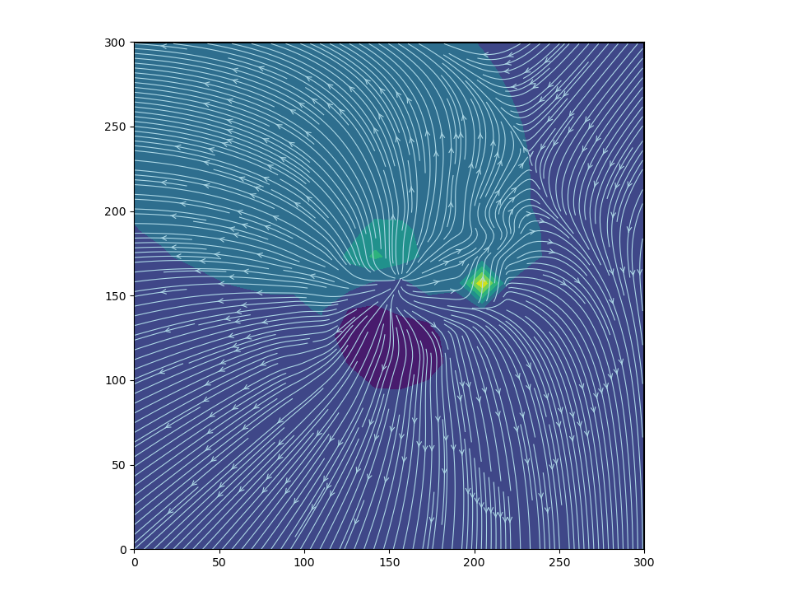
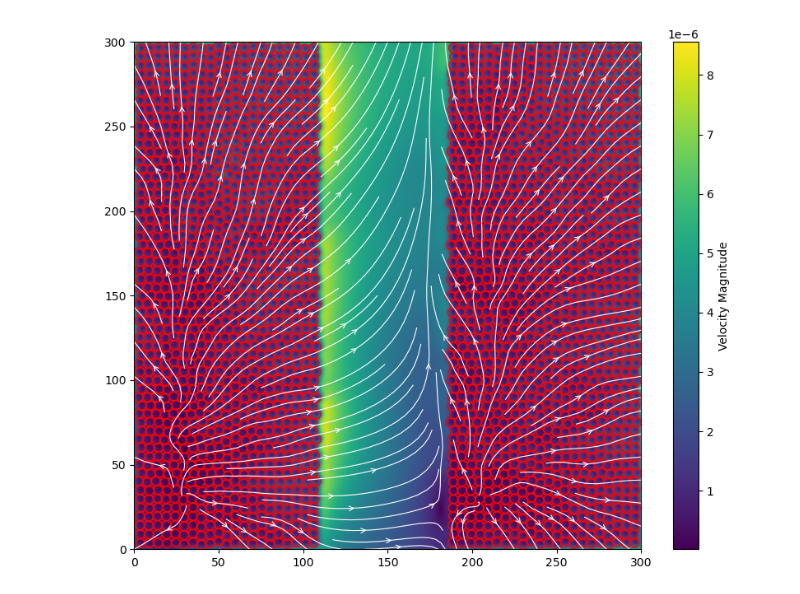
Before and after one commit to samanseifi/CellFlow, a Jupyter notebook: post_process.ipynb, the cells around one changed output. Drawn from its saved outputs; the diff is of its cells as text; code cells hidden in the pictures.

```diff
--- a/post_process.ipynb
+++ b/post_process.ipynb
@@ -5,56 +5,80 @@ import os
 
 def visualize_velocity_field(step_number):
     """
-    Loads and visualizes the fluid velocity field for a specific time step.
+    Loads and visualizes the fluid velocity field for a specific time step
+    using a smooth, high-resolution background.
     """
     # 1. Define the file path
-    output_dir = "simulation_data_main"
-    filename = os.path.join(output_dir, f"velocity_field_step_{step_number}.npz")
+    output_dir = "simulation_data_WoundHealing_Hydro_OFF"
+    filename = os.path.join(output_dir, f"WoundHealing_Hydro_OFF_data_{step_number:04d}.npz")
 
     if not os.path.exists(filename):
         print(f"Error: File not found at {filename}")
         return
 
-    # 2. Load the .npz file and access the array
-    with np.load(filename) as data:
-        fluid_velocity = data['fluid_velocity']
+    # 2. Load data from the .npz file
+    print(f"Loading data for step {step_number}...")
+    with np.load(filename, allow_pickle=True) as data:
+        fluid_velocity = data['final_fluid_velocity']
+        cell_positions = data['cell_positions']
+        cell_radii = data['cell_radii']
+        config = data['config'].item()
+        physical_size = config['physical_size']
 
-    domain_size = fluid_velocity.shape[:2] # Get domain size from the array shape
+    # 3. Calculate velocity magnitude
+    vx_full = fluid_velocity[:, :, 0]
+    vy_full = fluid_velocity[:, :, 1]
+    velocity_magnitude = np.sqrt(vx_full**2 + vy_full**2)
 
-    # 3. Plot with streamplot (same as in the simulation)
-    print(f"Visualizing velocity field for step {step_number}...")
-    fig, ax = plt.subplots(figsize=(8, 8))
+    # 4. Plotting
+    print("Generating plot...")
+    fig, ax = plt.subplots(figsize=(10, 8))
     ax.set_facecolor('black')
     ax.set_title(f"Fluid Velocity Field at Step {step_number}", color='white')
 
-    # Create the coordinate grid for the plot
-    num_points = 20 # Adjust density of streamlines
-    y_coords = np.linspace(0, domain_size[0] - 1, num_points)
-    x_coords = np.linspace(0, domain_size[1] - 1, num_points)
+    im = ax.imshow(velocity_magnitude,
+                   origin='lower',
+                   extent=[0, physical_size, 0, physical_size],
+                   interpolation='bicubic',
+                   cmap='viridis')
+
+    # Create a grid for the streamlines
+    y_coords = np.linspace(0, physical_size, 40)
+    x_coords = np.linspace(0, physical_size, 40)
     x, y = np.meshgrid(x_coords, y_coords)
 
-    # Get the velocity components at the grid points
-    vx = fluid_velocity[y.astype(int), x.astype(int), 0]
-    vy = fluid_velocity[y.astype(int), x.astype(int), 1]
+    grid_res = fluid_velocity.shape[0]
+    xi = (x / physical_size * grid_res).astype(int)
+    yi = (y / physical_size * grid_res).astype(int)
 
-    # Draw the streamlines
-    ax.streamplot(x, y, vx, vy,
-                  color='lightblue',
+    # --- FIX: Clip indices to the valid range [0, grid_res - 1] ---
+    xi = np.clip(xi, 0, grid_res - 1)
+    yi = np.clip(yi, 0, grid_res - 1)
+    # ----------------------------------------------------------------
+
+    vx_stream = fluid_velocity[yi, xi, 0]
+    vy_stream = fluid_velocity[yi, xi, 1]
+
+    ax.streamplot(x, y, vx_stream, vy_stream,
+                  color='white',
                   linewidth=0.8,
-                  density=3.5,
+                  density=1.5,
                   arrowstyle='->',
                   arrowsize=1.0)
 
-    ax.contourf(x, y, vy)
+    for i in range(len(cell_positions)):
+        circle = plt.Circle(cell_positions[i], cell_radii[i], color='red', fill=False, lw=1.2)
+        ax.add_artist(circle)
 
-    ax.set_xlim(0, domain_size[1])
-    ax.set_ylim(0, domain_size[0])
+    # 5. Final Touches
+    ax.set_xlim(0, physical_size)
+    ax.set_ylim(0, physical_size)
+    ax.set_aspect('equal', 'box')
+    fig.colorbar(im, ax=ax, label='Velocity Magnitude')
+
     plt.show()
 
-
-
-# Specify which time step you want to visualize
-# This must be a step you saved (e.g., 0, 50, 100, etc.)
-step_to_visualize = 50
+# --- Main ---
+step_to_visualize = 200
 visualize_velocity_field(step_to_visualize)
 # %% [output]
@@ -62 +87 @@ Visualizing velocity field for step 50...
-[figure, old version]
+[figure, new version]
```
Also changed, not shown: parts of 1 cell of this notebook, 9 other files.
